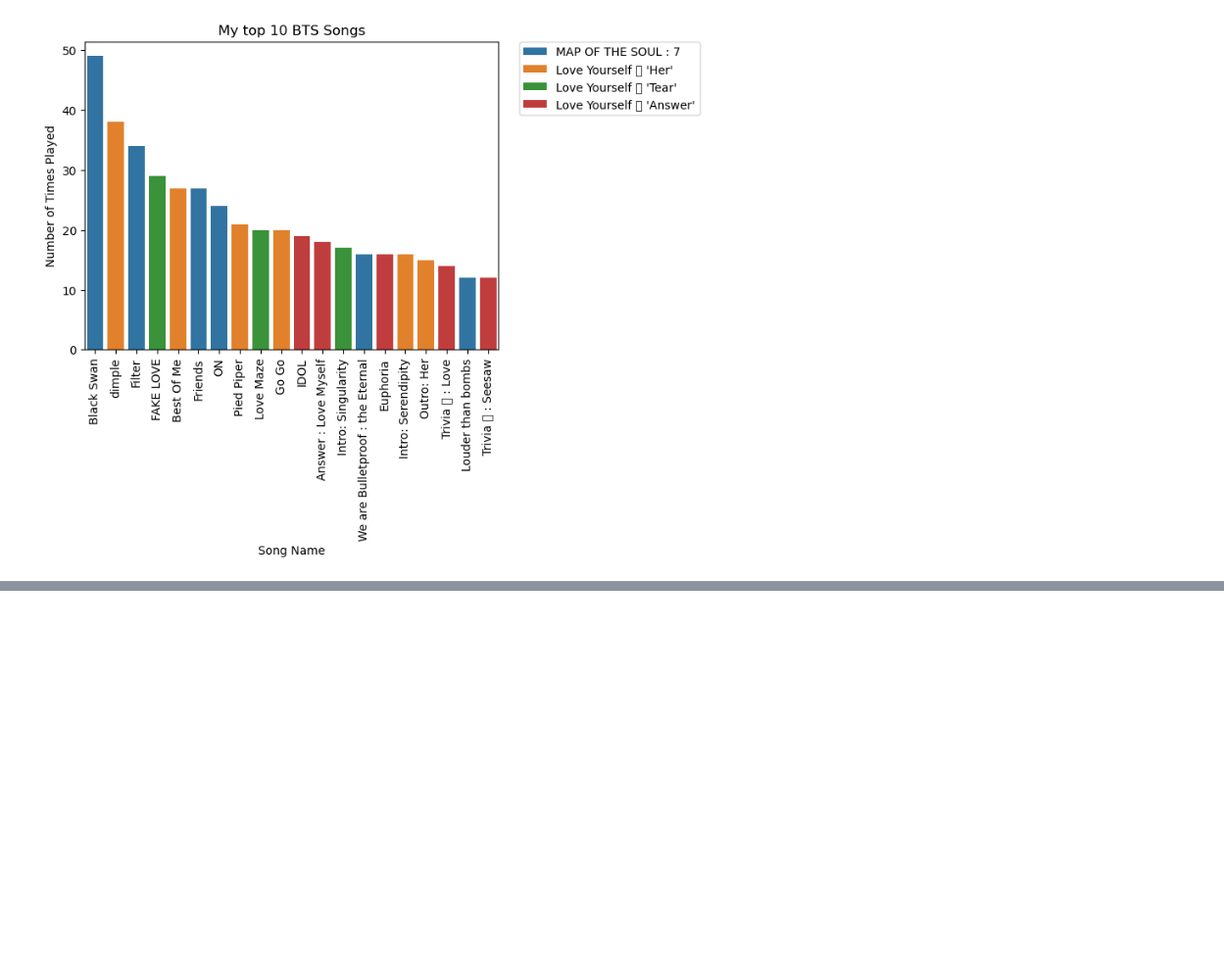
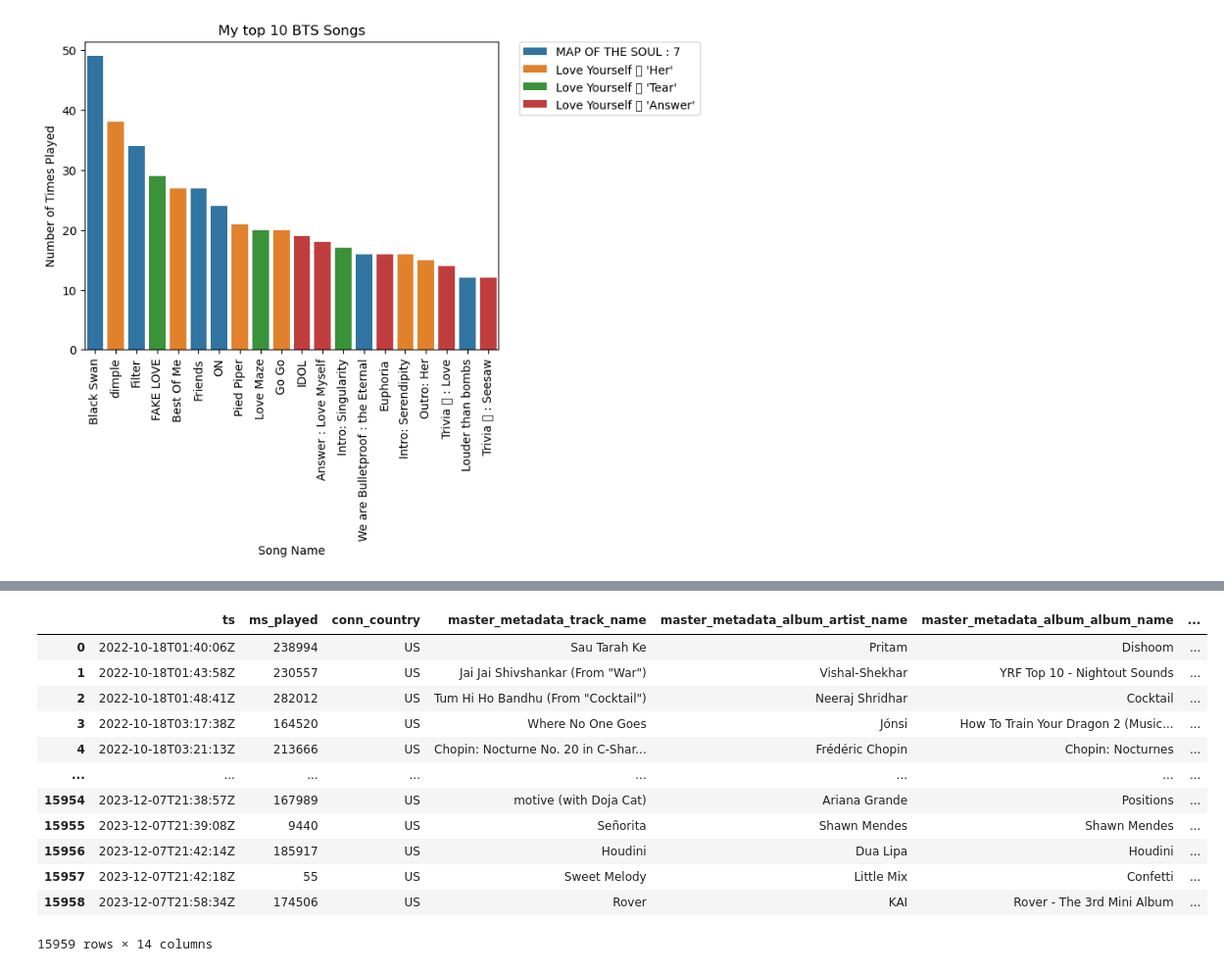
Before and after one commit to ssharmaSD/mySpotifyWrapped, a Jupyter notebook: Suhani's Wrapped.ipynb, the cells around one changed output, grey strips where cells are left out. Shown at 98% size. Cells and saved outputs as stored; diff of their text form; code cells hidden in the pictures; blank space fills up the shorter version.

```diff
--- a/Suhani's Wrapped.ipynb
+++ b/Suhani's Wrapped.ipynb
@@ -813,0 +901,24 @@ And from this I can determine that many of my top songs come from the album "MAP
+# %%
+yrs_2022_2023 = pd.read_json('Spotify Extended Streaming History/Streaming_History_Audio_2022-2023_3.json')
+yrs_2022_2023 = yrs_2022_2023.drop(['platform',
+                                    'username',
+                                    'ip_addr_decrypted',
+                                    'user_agent_decrypted',
+                                    'offline_timestamp',
+                                    'incognito_mode',
+                                    'offline'], axis =1)
+yrs_2022_2023
+# %% [output]
+|  | ts | ms_played | conn_country | master_metadata_track_name | master_metadata_album_artist_name | master_metadata_album_album_name | ... |
+| 0 | 2022-10-18T01:40:06Z | 238994 | US | Sau Tarah Ke | Pritam | Dishoom | ... |
+| 1 | 2022-10-18T01:43:58Z | 230557 | US | Jai Jai Shivshankar (From "War") | Vishal-Shekhar | YRF Top 10 - Nightout Sounds | ... |
+| 2 | 2022-10-18T01:48:41Z | 282012 | US | Tum Hi Ho Bandhu (From "Cocktail") | Neeraj Shridhar | Cocktail | ... |
+| 3 | 2022-10-18T03:17:38Z | 164520 | US | Where No One Goes | Jónsi | How To Train Your Dragon 2 (Music... | ... |
+| 4 | 2022-10-18T03:21:13Z | 213666 | US | Chopin: Nocturne No. 20 in C-Shar... | Frédéric Chopin | Chopin: Nocturnes | ... |
+| ... | ... | ... | ... | ... | ... | ... | ... |
+| 15954 | 2023-12-07T21:38:57Z | 167989 | US | motive (with Doja Cat) | Ariana Grande | Positions | ... |
+| 15955 | 2023-12-07T21:39:08Z | 9440 | US | Señorita | Shawn Mendes | Shawn Mendes | ... |
+| 15956 | 2023-12-07T21:42:14Z | 185917 | US | Houdini | Dua Lipa | Houdini | ... |
+| 15957 | 2023-12-07T21:42:18Z | 55 | US | Sweet Melody | Little Mix | Confetti | ... |
+| 15958 | 2023-12-07T21:58:34Z | 174506 | US | Rover | KAI | Rover - The 3rd Mini Album | ... |
+15959 rows × 14 columns
```
Also changed, not shown: parts of 26 cells of this notebook, 8 other files.
